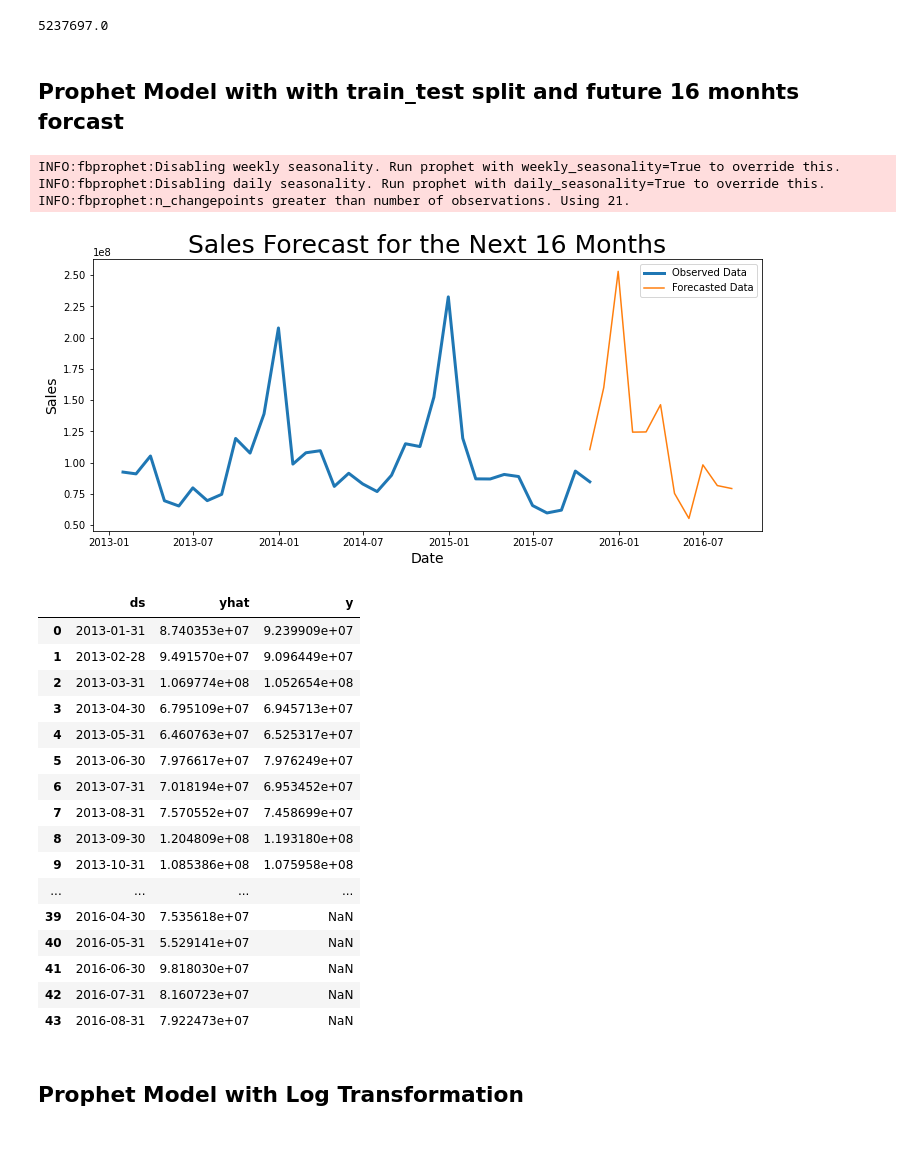
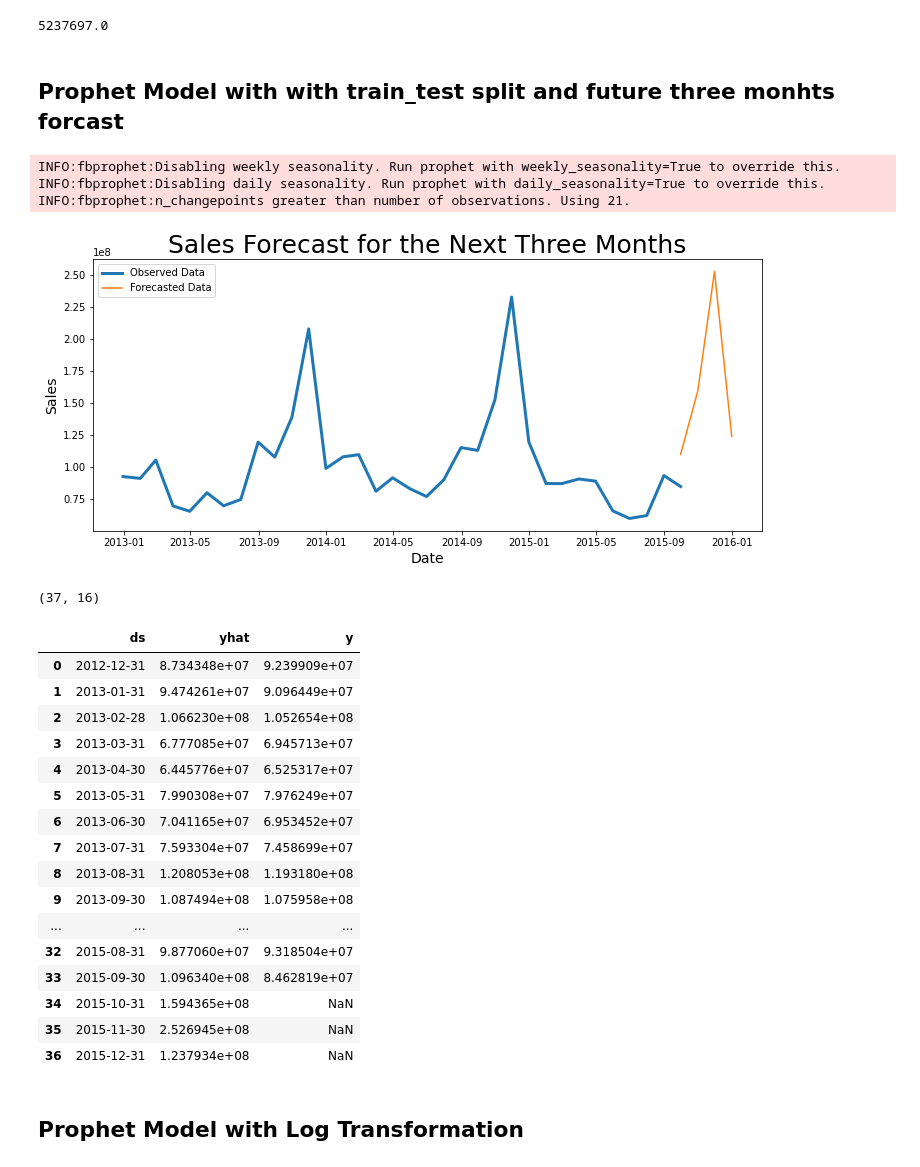
Before and after one commit to khwajajalal/Capstone4-Sales-Prediction, a Jupyter notebook: sales_prediction_using_prophet1.ipynb, the cells around one changed output. Drawn from its saved outputs; the diff is of its cells as text; code cells hidden in the pictures.

```diff
--- a/sales_prediction_using_prophet1.ipynb
+++ b/sales_prediction_using_prophet1.ipynb
@@ -276,58 +275,61 @@ np.round(mean_absolute_error(forecast_short.yhat, forecast_short.y))
 # %%
 # m.plot(forecast)
 # %% [markdown]
-## Prophet Model with with train_test split and future 16 monhts forcast
+## Prophet Model with with train_test split and future three monhts forcast
 # %%
 prophet_df = pd.DataFrame()
-prophet_df['ds'] = pd.date_range(start = '2013-01-01',end='2015-10-31', freq = 'M')
+prophet_df['ds'] = pd.date_range(start = '2012-12-01',end='2015-10-31', freq = 'M')
 prophet_df['y'] = train.groupby(["date_block_num"])["total_sales"].sum()
 # prophet_df.columns
 prophet_df_train = prophet_df[:28]
 prophet_df_test = prophet_df[28:]
 
 m = Prophet(seasonality_mode='multiplicative') #changepoint_prior_scale=0.08
 m.fit(prophet_df_train)
-future = m.make_future_dataframe(periods = 16, freq = 'M')
+future = m.make_future_dataframe(periods = 9, freq = 'M')
 forecast = m.predict(future)
 forecast_short = forecast[['ds', 'yhat']]
 forecast_short.loc[:, 'y'] = prophet_df['y']
 # forecast3_short
 plt.figure(figsize = (12,5))
 sns.lineplot('ds', 'y', data = forecast_short, label = 'Observed Data', linewidth = 3)
 sns.lineplot('ds', 'yhat', data = forecast_short[33:] ,label ='Forecasted Data')
-plt.title('Sales Forecast for the Next 16 Months',fontdict={'fontsize':25})
+plt.title('Sales Forecast for the Next Three Months',fontdict={'fontsize':25})
 plt.xlabel('Date',fontdict={'fontsize':14})
 plt.ylabel('Sales',fontdict={'fontsize':14})
-plt.savefig(r"C:\Users\Jalal\Desktop\Programing\Capstones\Final Capstone\Snapshots\sixtheen months prediction.PNG")
+plt.savefig(r"C:\Users\Jalal\Desktop\Programing\Capstones\Final Capstone\Snapshots\three months prediction.PNG")
 # %% [output]
 INFO:fbprophet:Disabling weekly seasonality. Run prophet with weekly_seasonality=True to override this.
 INFO:fbprophet:Disabling daily seasonality. Run prophet with daily_seasonality=True to override this.
 INFO:fbprophet:n_changepoints greater than number of observations. Using 21.
-[figure, old version]
+[figure, new version]
 # %%
 # (train[train.item_price < 1000].shape[0] / train.shape[0]) * 100
 # %%
 # train.item_price.mean()
+forecast.shape
+# %% [output]
+(37, 16)
 # %%
 forecast_short
 # %% [output]
 |  | ds | yhat | y |
-| 0 | 2013-01-31 | 8.740353e+07 | 9.239909e+07 |
-| 1 | 2013-02-28 | 9.491570e+07 | 9.096449e+07 |
-| 2 | 2013-03-31 | 1.069774e+08 | 1.052654e+08 |
-| 3 | 2013-04-30 | 6.795109e+07 | 6.945713e+07 |
-| 4 | 2013-05-31 | 6.460763e+07 | 6.525317e+07 |
-| 5 | 2013-06-30 | 7.976617e+07 | 7.976249e+07 |
-| 6 | 2013-07-31 | 7.018194e+07 | 6.953452e+07 |
-| 7 | 2013-08-31 | 7.570552e+07 | 7.458699e+07 |
-| 8 | 2013-09-30 | 1.204809e+08 | 1.193180e+08 |
-| 9 | 2013-10-31 | 1.085386e+08 | 1.075958e+08 |
+| 0 | 2012-12-31 | 8.734348e+07 | 9.239909e+07 |
+| 1 | 2013-01-31 | 9.474261e+07 | 9.096449e+07 |
+| 2 | 2013-02-28 | 1.066230e+08 | 1.052654e+08 |
+| 3 | 2013-03-31 | 6.777085e+07 | 6.945713e+07 |
+| 4 | 2013-04-30 | 6.445776e+07 | 6.525317e+07 |
+| 5 | 2013-05-31 | 7.990308e+07 | 7.976249e+07 |
+| 6 | 2013-06-30 | 7.041165e+07 | 6.953452e+07 |
+| 7 | 2013-07-31 | 7.593304e+07 | 7.458699e+07 |
+| 8 | 2013-08-31 | 1.208053e+08 | 1.193180e+08 |
+| 9 | 2013-09-30 | 1.087494e+08 | 1.075958e+08 |
 | ... | ... | ... | ... |
-| 39 | 2016-04-30 | 7.535618e+07 | NaN |
-| 40 | 2016-05-31 | 5.529141e+07 | NaN |
-| 41 | 2016-06-30 | 9.818030e+07 | NaN |
-| 42 | 2016-07-31 | 8.160723e+07 | NaN |
-| 43 | 2016-08-31 | 7.922473e+07 | NaN |
+| 32 | 2015-08-31 | 9.877060e+07 | 9.318504e+07 |
+| 33 | 2015-09-30 | 1.096340e+08 | 8.462819e+07 |
+| 34 | 2015-10-31 | 1.594365e+08 | NaN |
+| 35 | 2015-11-30 | 2.526945e+08 | NaN |
+| 36 | 2015-12-31 | 1.237934e+08 | NaN |
 # %% [markdown]
 ## Prophet Model with Log Transformation
 # %%
```
Also changed, not shown: parts of 5 cells of this notebook, 1 other file.
